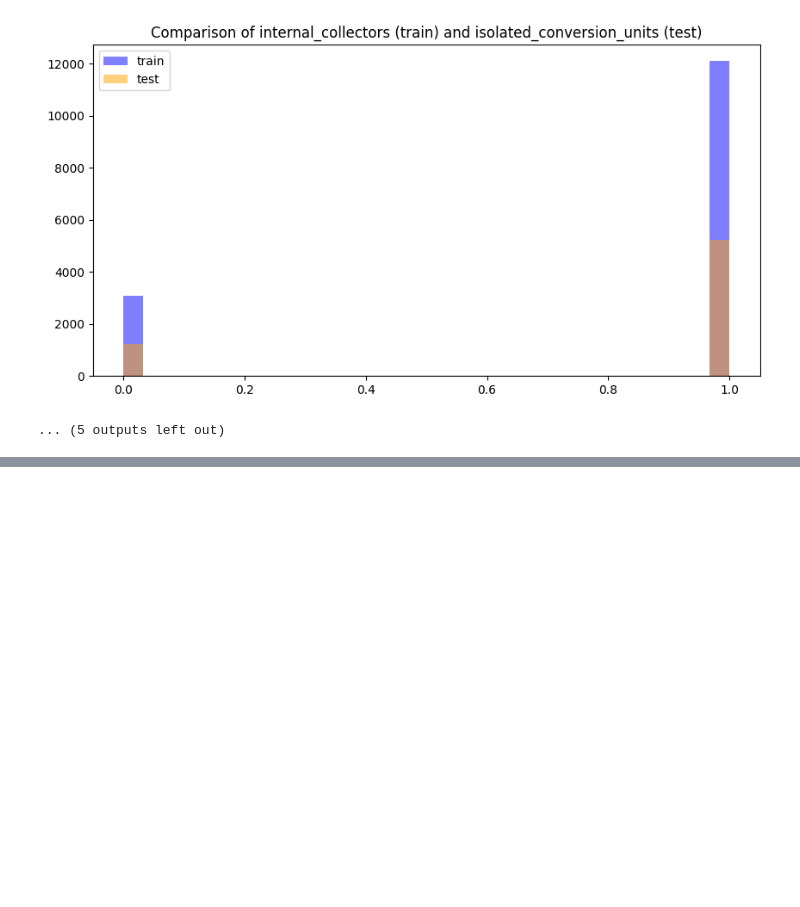
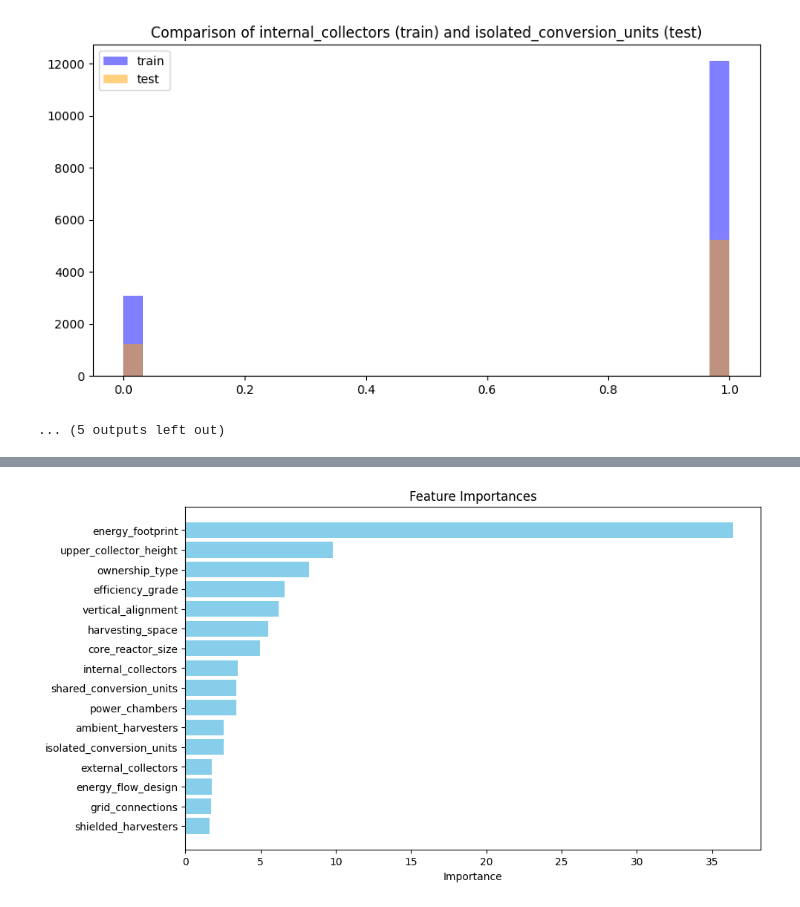
Before and after one commit to Ksund02/Machine-Learning-Project, a Jupyter notebook: Chapter_1.ipynb, the cells around one changed output, grey strips where cells are left out. Cells and saved outputs as stored; diff of their text form; code cells hidden in the pictures; blank space fills up the shorter version.

```diff
--- a/Chapter_1.ipynb
+++ b/Chapter_1.ipynb
@@ -742,0 +709,30 @@ Required RMSLE:  0.294
+# %%
+import matplotlib.pyplot as plt
+import pandas as pd
+from catboost import CatBoostRegressor
+
+# Retrieve feature importances
+feature_importances = model.get_feature_importance()
+
+# Feature names (ensure these are aligned with your dataset)
+feature_names = model.feature_names_
+
+# Create a DataFrame to easily handle the data
+importance_df = pd.DataFrame({
+    'Feature': feature_names,
+    'Importance': feature_importances
+})
+
+# Sort by importance
+importance_df = importance_df.sort_values(by='Importance', ascending=False)
+
+
+# Plot feature importances
+plt.figure(figsize=(10, 6))
+plt.barh(importance_df['Feature'], importance_df['Importance'], color='skyblue')
+plt.xlabel('Importance')
+plt.title('Feature Importances')
+plt.gca().invert_yaxis()  # Invert y-axis so the most important features are on top
+plt.show()
+# %% [output]
+[figure, added]
```
Also changed, not shown: parts of 10 cells of this notebook, 5 other files.
